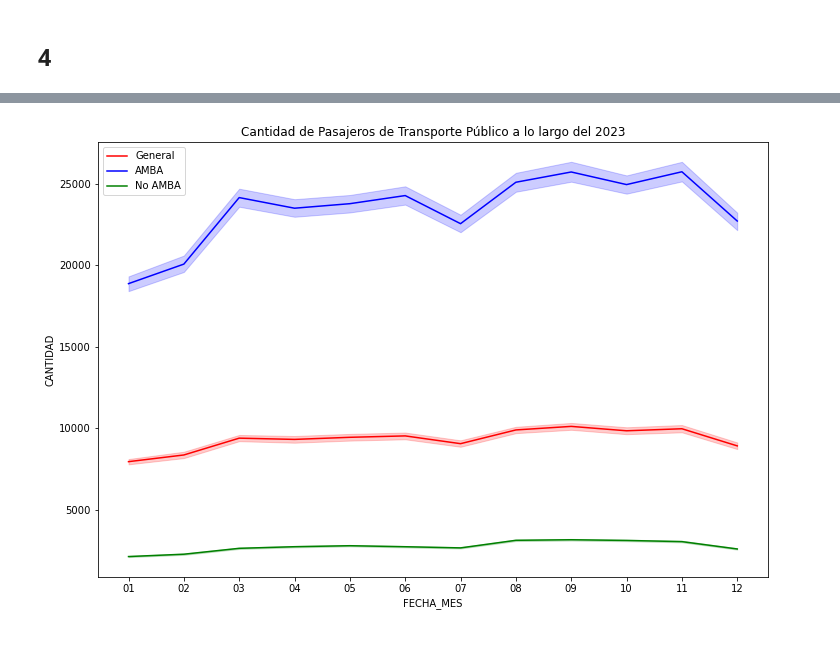
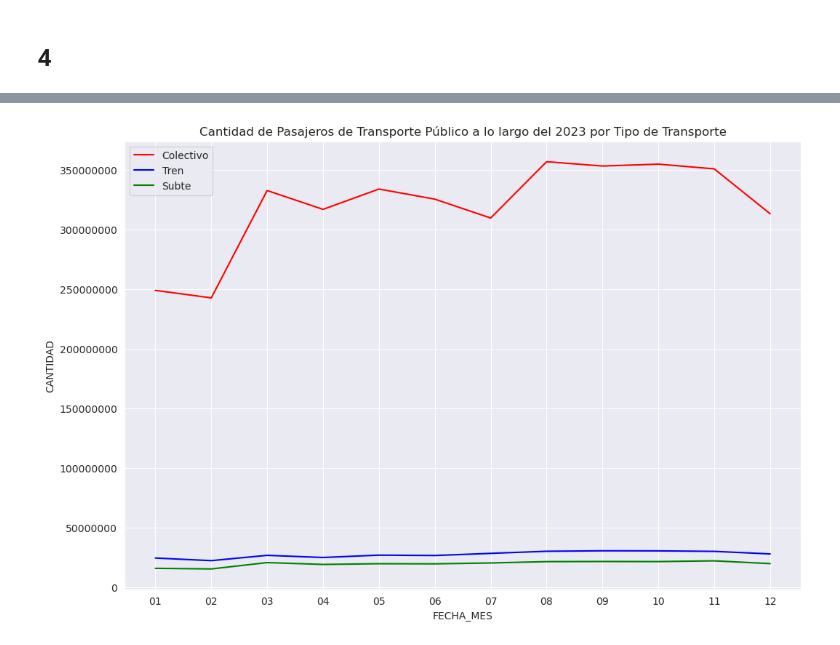
Before and after one commit to pedrobergaglio/transporte-publico-2023-ldd, a Jupyter notebook: tp1_sube2023.ipynb, the cells around one changed output, grey strips where cells are left out. Saved outputs shown, nothing was run; the diff lists cells and outputs as text; code cells hidden in the pictures.

```diff
--- a/tp1_sube2023.ipynb
+++ b/tp1_sube2023.ipynb
@@ -99,5 +103,6 @@ ax.set_title('Proporción de pasajeros por tipo de transporte')
 ax.set_xlabel('Tipo de transporte')
 ax.set_ylabel('Proporción de pasajeros')
 
+sns.set_style("darkgrid")
 plt.show()
 # %% [output]
@@ -161,13 +170,13 @@ plt.show()
 # %%
 plt.figure(figsize=(12, 8))
 
-sns.lineplot(data=sube_2023, x='FECHA_MES', y='CANTIDAD', color='red', label='General')
-sns.lineplot(data=sube_2023[sube_2023['AMBA'] == 'SI'], x='FECHA_MES', y='CANTIDAD', color='blue', label='AMBA')
-sns.lineplot(data=sube_2023[sube_2023['AMBA'] == 'NO'], x='FECHA_MES', y='CANTIDAD', color='green', label='No AMBA')
+sns.lineplot(data=sube_2023[sube_2023['TIPO_TRANSPORTE'] == 'COLECTIVO'].groupby('FECHA_MES')["CANTIDAD"].sum().reset_index(), x='FECHA_MES', y='CANTIDAD', color='red', label='Colectivo')
+sns.lineplot(data=sube_2023[sube_2023['TIPO_TRANSPORTE'] == 'TREN'].groupby('FECHA_MES')["CANTIDAD"].sum().reset_index(), x='FECHA_MES', y='CANTIDAD', color='blue', label='Tren')
+sns.lineplot(data=sube_2023[sube_2023['TIPO_TRANSPORTE'] == 'SUBTE'].groupby('FECHA_MES')["CANTIDAD"].sum().reset_index(), x='FECHA_MES', y='CANTIDAD', color='green', label='Subte')
 
-plt.title('Cantidad de Pasajeros de Transporte Público a lo largo del 2023')
+plt.title('Cantidad de Pasajeros de Transporte Público a lo largo del 2023 por Tipo de Transporte')
 plt.legend()
-
+plt.ticklabel_format(style='plain', axis='y')
 plt.show()
 # %% [output]
-[figure, old version]
+[figure, new version]
```
Also changed, not shown: parts of 11 cells of this notebook, 1 other file.
